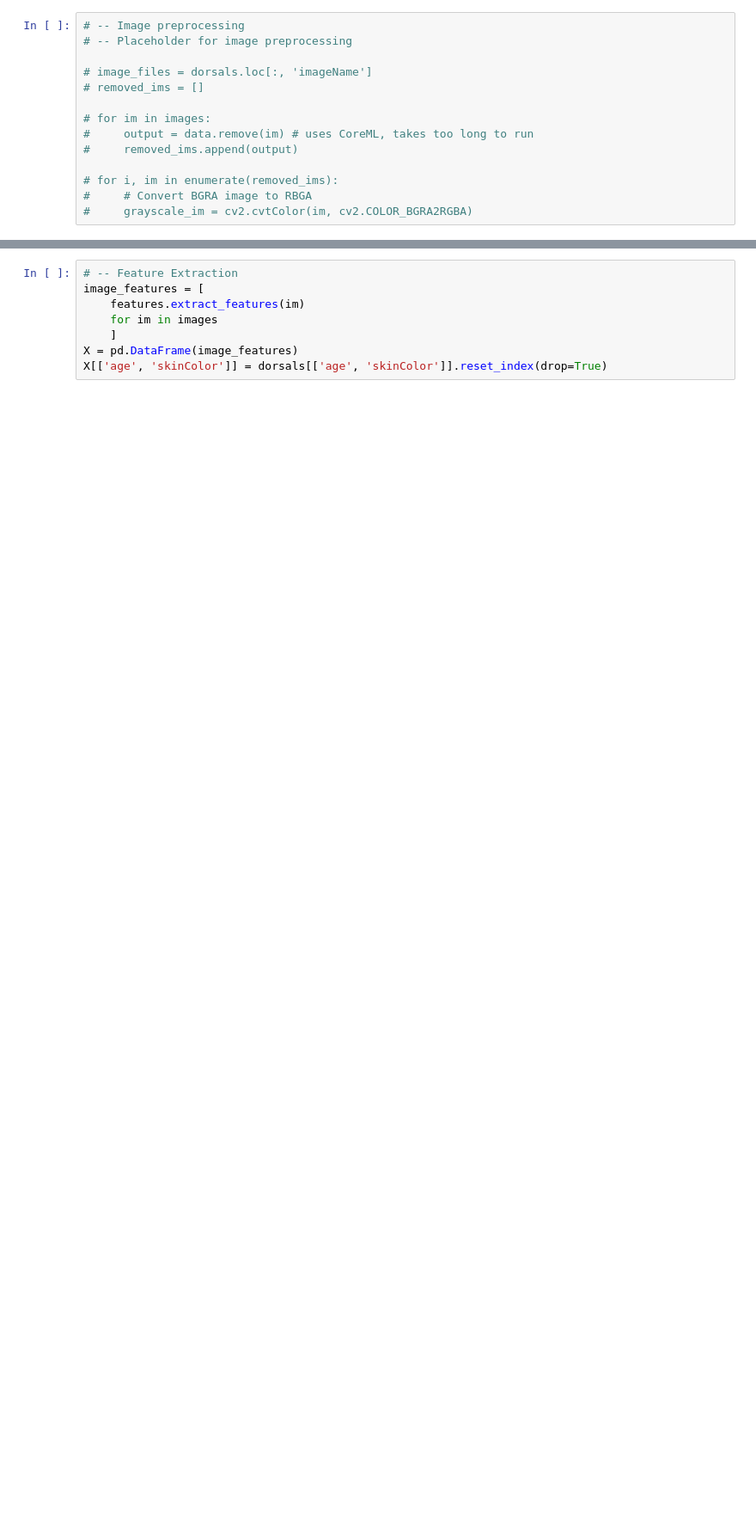
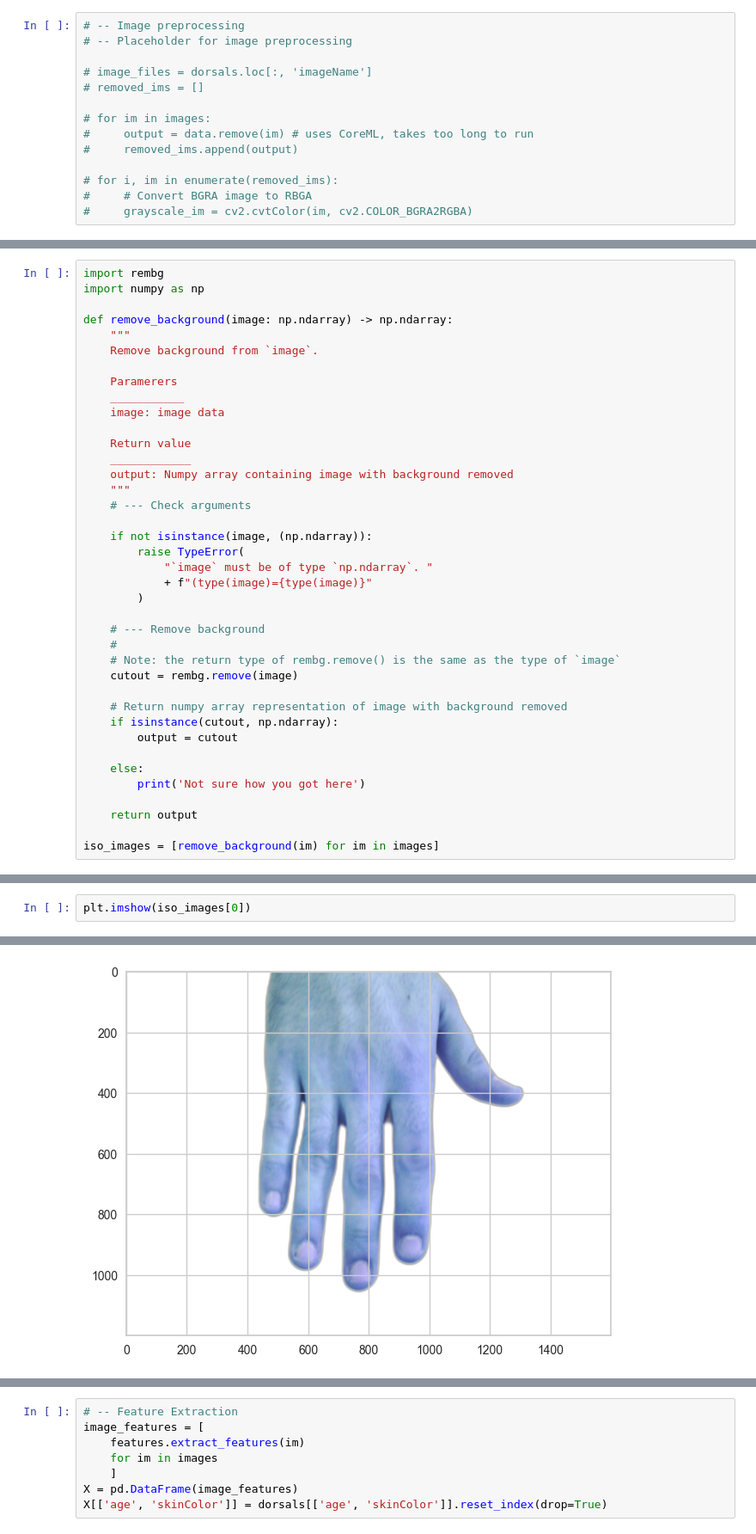
Before and after one commit to velexi-research/DermaML, a Jupyter notebook: notebooks/2024-06-18_NT_AutoML-pipeline.ipynb, the cells around one changed output, grey strips where cells are left out. Shown at 86% size. Drawn from its saved outputs; the diff is of its cells as text; blank space fills up the shorter version.

```diff
--- a/notebooks/2024-06-18_NT_AutoML-pipeline.ipynb
+++ b/notebooks/2024-06-18_NT_AutoML-pipeline.ipynb
@@ -98,0 +102,39 @@ images = read_local(image_fnames, root+image_folder)
+# %%
+import rembg
+import numpy as np
+
+def remove_background(image: np.ndarray) -> np.ndarray:
+    """
+    Remove background from `image`.
+
+    Paramerers
+    ___________
+    image: image data
+
+    Return value
+    ____________
+    output: Numpy array containing image with background removed
+    """
+    # --- Check arguments
+
+    if not isinstance(image, (np.ndarray)):
+        raise TypeError(
+            "`image` must be of type `np.ndarray`. "
+            + f"(type(image)={type(image)}"
+        )
+
+    # --- Remove background
+    #
+    # Note: the return type of rembg.remove() is the same as the type of `image`
+    cutout = rembg.remove(image)
+
+    # Return numpy array representation of image with background removed
+    if isinstance(cutout, np.ndarray):
+        output = cutout
+
+    else:
+        print('Not sure how you got here')
+
+    return output
+
+iso_images = [remove_background(im) for im in images]
@@ -98,0 +161,3 @@ images = read_local(image_fnames, root+image_folder)
+# %%
+plt.imshow(iso_images[0])
+# %% [output]
@@ -98,0 +165 @@ images = read_local(image_fnames, root+image_folder)
+[figure, added]
```
Also changed, not shown: parts of 8 cells of this notebook.
